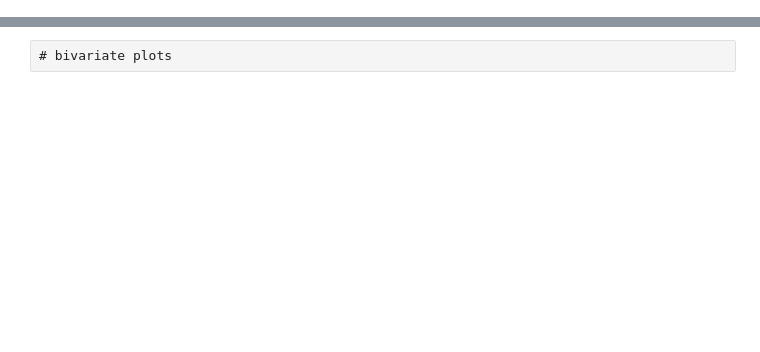
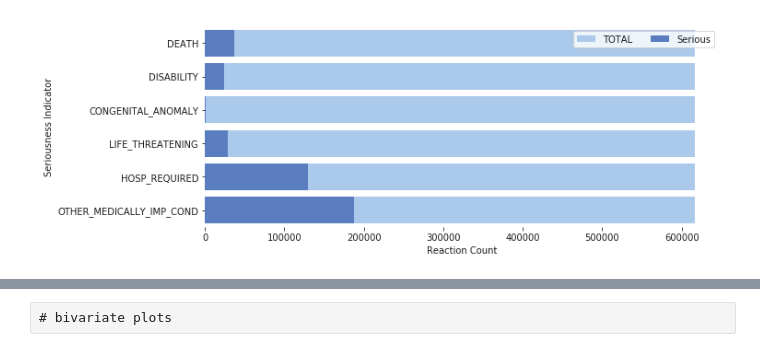
Before and after one commit to laetitiatam/ckme136, a Jupyter notebook: Explore CVADR.ipynb, the cells around one changed output, grey strips where cells are left out. Cells and saved outputs as stored; diff of their text form; code cells hidden in the pictures; blank space fills up the shorter version.

```diff
--- a/Explore CVADR.ipynb
+++ b/Explore CVADR.ipynb
@@ -216,0 +192,12 @@ plt.show()
+# %%
+x = cvadr[['ROW_ID', 'DEATH', 'DISABILITY', 'CONGENITAL_ANOMALY', 'LIFE_THREATENING', 'HOSP_REQUIRED', 'OTHER_MEDICALLY_IMP_COND']]
+ser_cat = ['DEATH', 'DISABILITY', 'CONGENITAL_ANOMALY', 'LIFE_THREATENING', 'HOSP_REQUIRED', 'OTHER_MEDICALLY_IMP_COND']
+
+count=[]
+for i in ser_cat:
+    count.append(x[x[i]==1][i].count())
+
+y = pd.DataFrame.from_dict(dict(zip(ser_cat, count)), orient='Index').reset_index()
+y.columns = ['CATEGORY', 'COUNT']
+y['TOTAL'] = x['ROW_ID'].count()
+y
@@ -216,0 +212,23 @@ plt.show()
+# %%
+# stacked bar plto for seriousness flags
+
+
+# Initialize the matplotlib figure
+f, ax = plt.subplots(figsize=(10,4))
+
+# Plot the total crashes
+sns.set_color_codes("pastel")
+sns.barplot(x="TOTAL", y="CATEGORY", data=y,
+            label="TOTAL", color="b")
+
+# Plot the crashes where alcohol was involved
+sns.set_color_codes("muted")
+sns.barplot(x="COUNT", y="CATEGORY", data=y,
+            label="Serious", color="b")
+
+# Add a legend and informative axis label
+ax.legend(ncol=2, frameon=True)
+ax.set(ylabel="Seriousness Indicator", xlabel="Reaction Count")
+sns.despine(left=True, bottom=True)
+# %% [output]
+[figure, added]
```
Also changed, not shown: parts of 58 cells of this notebook.
